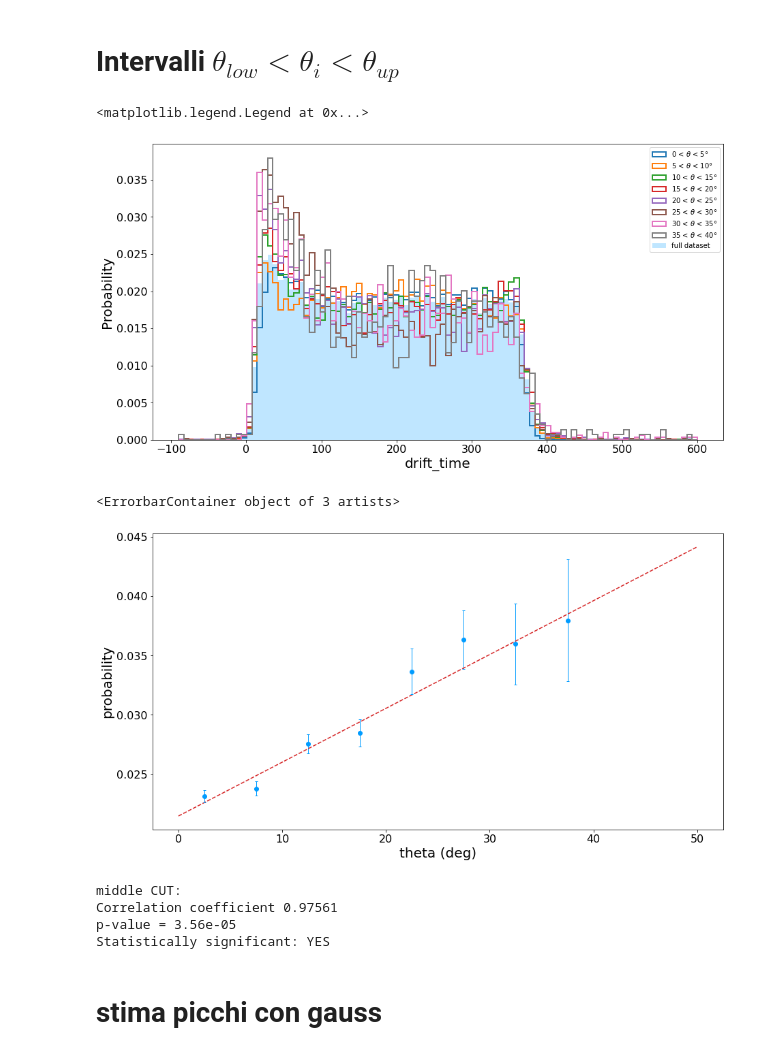
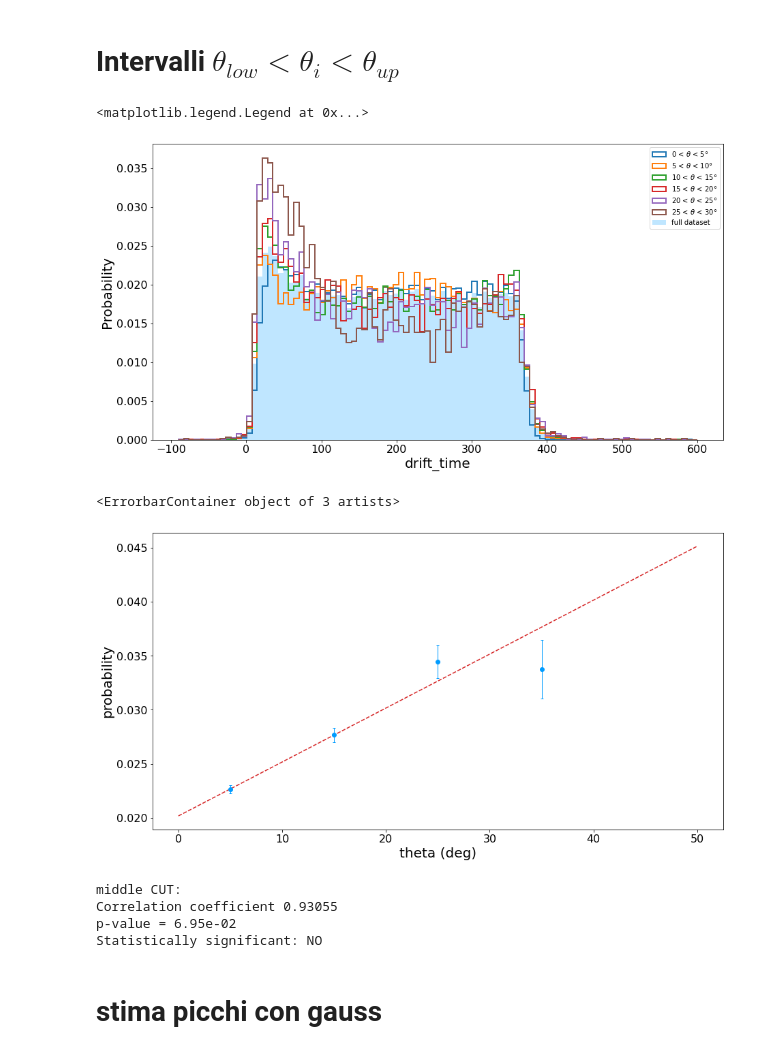
Before and after one commit to GiacomoFrn/Advanced-DQM-for-DT-detector, a Jupyter notebook: correlations/correlations_eda.ipynb, the cells around one changed output. Cells and saved outputs as stored; diff of their text form; code cells hidden in the pictures.

Commit message:
correlation 54

```diff
--- a/correlations/correlations_eda.ipynb
+++ b/correlations/correlations_eda.ipynb
@@ -485,13 +485,15 @@ Statistically significant: YES
 # %%
 # thetas_low = [0,10,20,30]
 # thetas_up = [10,20,30,40]
-thetas_low = [0,5,10,15,20,25,30,35]
-thetas_up = [5,10,15,20,25,30,35,40]
+thetas_low = [0,5,10,15,20,25]
+thetas_up = [5,10,15,20,25,30]
+
 bins = np.linspace(-90,600,100)
 
 middle_cut = [ ( (np.abs(df["theta"]) > low ) & (np.abs(df["theta"]) < up ) ) for low,up in zip(thetas_low,thetas_up) ]
 
 middle_hist = [np.histogram( df[cut].drift_time, bins=bins )[0] for cut in middle_cut ]
+middle_hist_bins = [np.histogram( df[cut].drift_time, bins=bins )[1] for cut in middle_cut ]
 
 middle_norm_hist = [normalize(h) for h in middle_hist]
 middle_norm = [np.sum(h) for h in middle_hist]
@@ -499,34 +501,34 @@ middle_err = [np.sqrt(h/ n) for h,n in zip(middle_norm_hist, middle_norm)]
 middle_peaks     = [h.max() for h in middle_norm_hist]
 middle_peaks_err = [e.max() for e in middle_err]
 
 fig, ax = plt.subplots(figsize=(15,8))
 sns.histplot(
     x         = df.drift_time,
     bins      = bins,
     stat      = "probability",
     element   = "step",
     fill      = True,
     color     = "#aadeff",
     edgecolor = "none",
     label     = "full dataset",
     linewidth = 3,
     ax        = ax
 )
 
 # middle-cut time boxes
 for h, theta_low, theta_up in zip(middle_norm_hist, thetas_low,thetas_up,):
     ax.hist(
         bins[:-1],
         bins=bins,
         weights=h,
         histtype="step",
         linewidth = 2,
         label=str(theta_low)+" "+ r"< $\theta$ < "+str(theta_up)+"°"
     )
 ax.legend()
 # %% [output]
 <matplotlib.legend.Legend at 0x...>
-[figure, old version]
+[figure, new version]
 # %%
 from scipy.optimize import curve_fit
 
@@ -558,7 +560,7 @@ ax.errorbar(x=xdata,
     )
 # %% [output]
 <ErrorbarContainer object of 3 artists>
-[figure, old version]
+[figure, new version]
 # %%
 # -------- CORRELATION COEFFICIENTS
 # set a confidence level at 5%
@@ -573,9 +575,9 @@ print(f"p-value = {middle_p:.2e}")
 print("Statistically significant:", "YES" if middle_p < alpha else "NO")
 # %% [output]
 middle CUT:
-Correlation coefficient 0.97561
-p-value = 3.56e-05
-Statistically significant: YES
+Correlation coefficient 0.93055
+p-value = 6.95e-02
+Statistically significant: NO
 # %%
 from scipy.optimize import curve_fit
 
```
Also changed, not shown: parts of 5 cells of this notebook.
